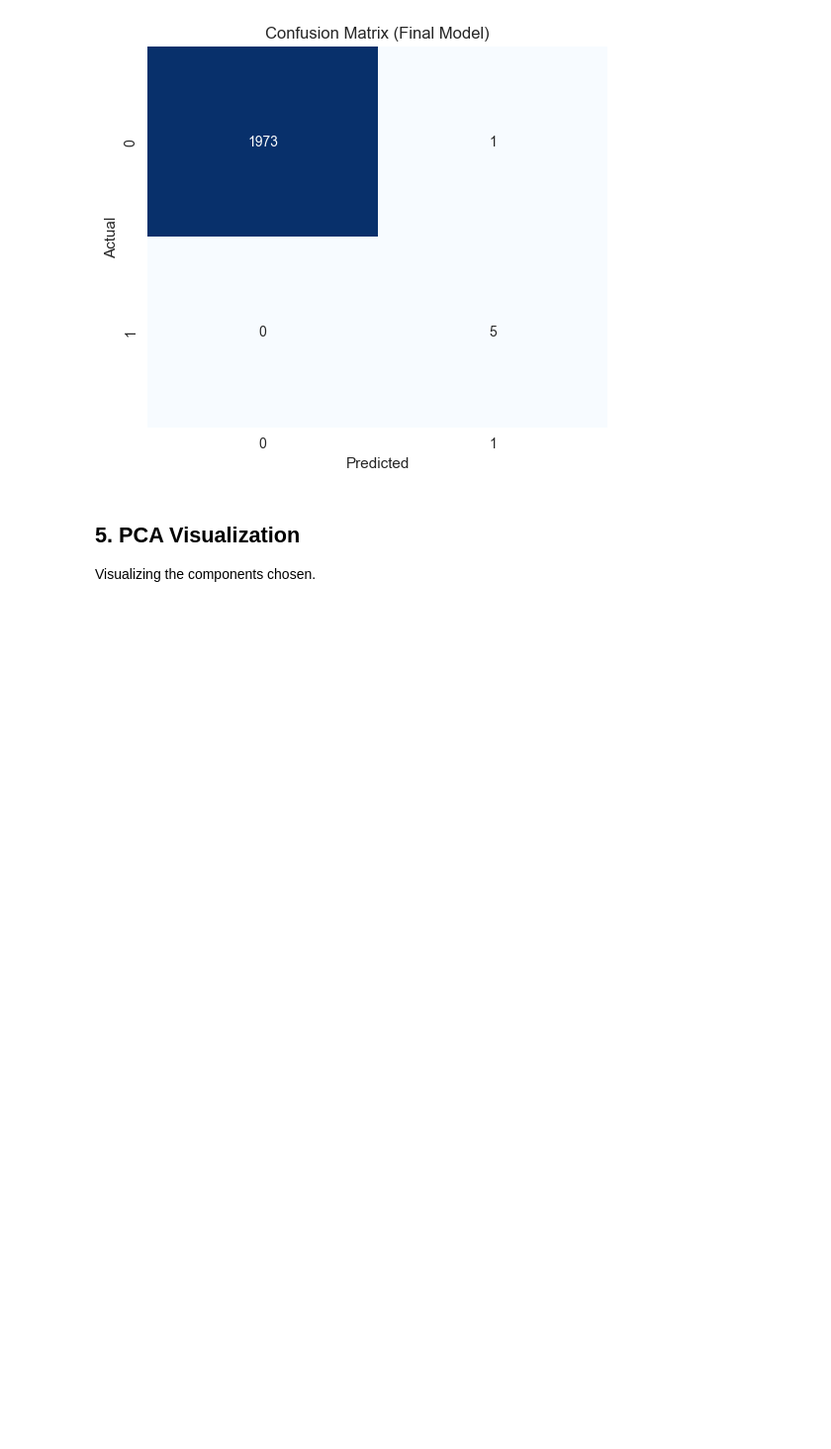
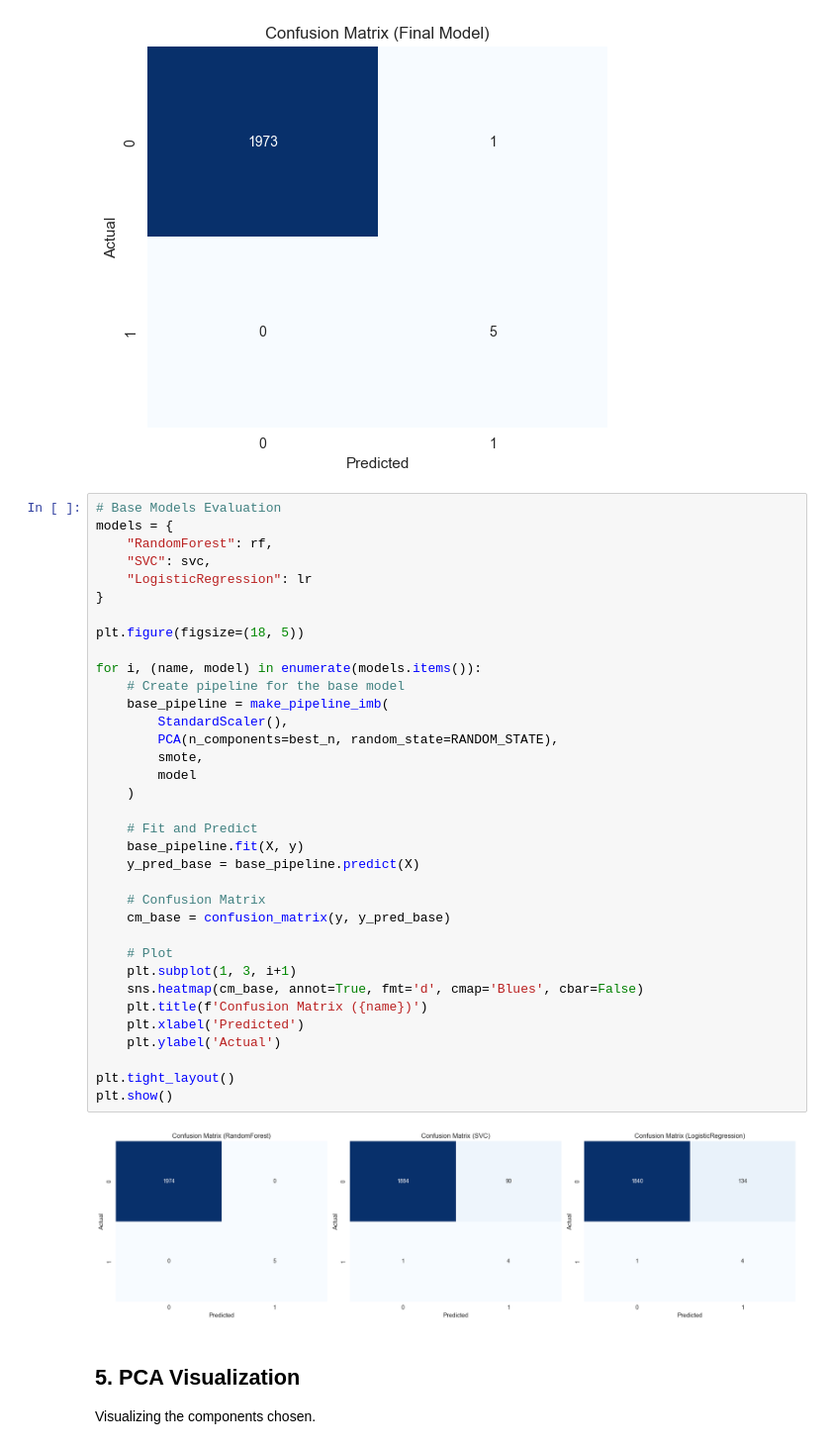
Before and after one commit to PradHolla/CS559-Final-Project, a Jupyter notebook: HarshilPravinbhaiPatel_Cluster_1.ipynb, the cells around one changed output. Shown: that part at 99% size. Cells and saved outputs as stored; diff of their text form; blank space fills up the shorter version.

Commit message:
Update notebook and model

```diff
--- a/HarshilPravinbhaiPatel_Cluster_1.ipynb
+++ b/HarshilPravinbhaiPatel_Cluster_1.ipynb
@@ -141,6 +141,43 @@ plt.show()
 # %% [output]
 Final Model Trained on Full Dataset.
 [figure]
+# %%
+# Base Models Evaluation
+models = {
+    "RandomForest": rf,
+    "SVC": svc,
+    "LogisticRegression": lr
+}
+
+plt.figure(figsize=(18, 5))
+
+for i, (name, model) in enumerate(models.items()):
+    # Create pipeline for the base model
+    base_pipeline = make_pipeline_imb(
+        StandardScaler(),
+        PCA(n_components=best_n, random_state=RANDOM_STATE),
+        smote,
+        model
+    )
+
+    # Fit and Predict
+    base_pipeline.fit(X, y)
+    y_pred_base = base_pipeline.predict(X)
+
+    # Confusion Matrix
+    cm_base = confusion_matrix(y, y_pred_base)
+
+    # Plot
+    plt.subplot(1, 3, i+1)
+    sns.heatmap(cm_base, annot=True, fmt='d', cmap='Blues', cbar=False)
+    plt.title(f'Confusion Matrix ({name})')
+    plt.xlabel('Predicted')
+    plt.ylabel('Actual')
+
+plt.tight_layout()
+plt.show()
+# %% [output]
+[figure, added]
 # %% [markdown]
 ## 5. PCA Visualization
 Visualizing the components chosen.
```
Also changed, not shown: 1 other file.
